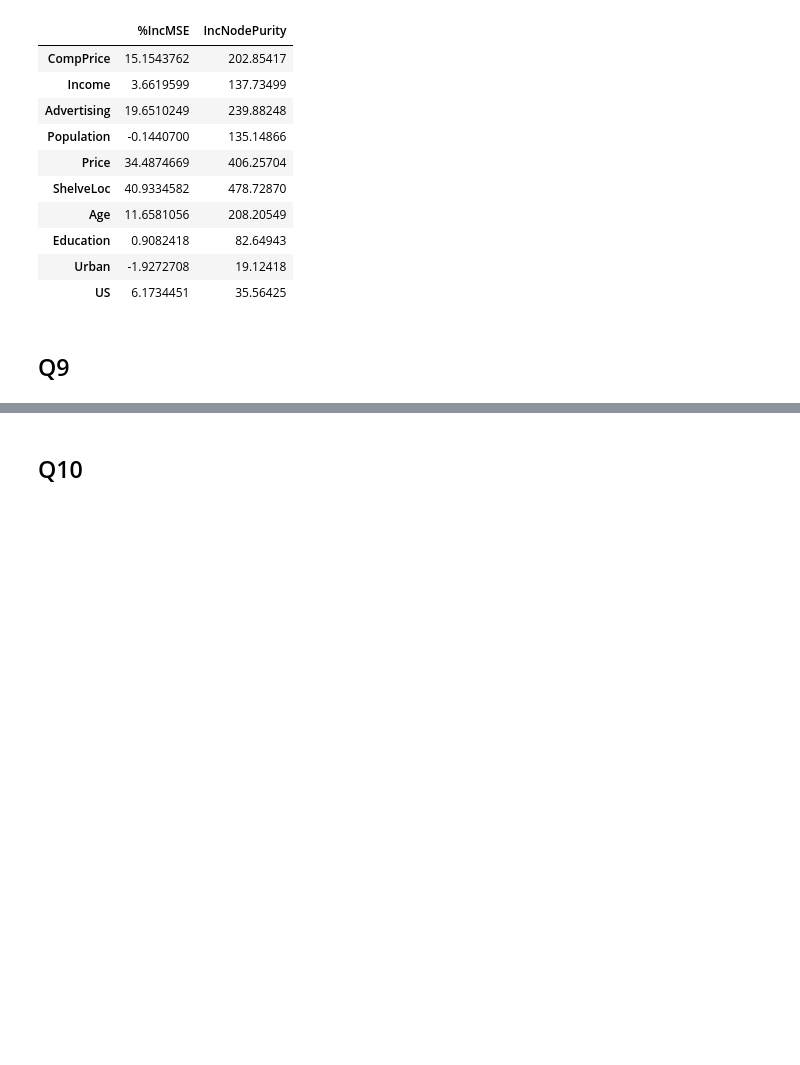
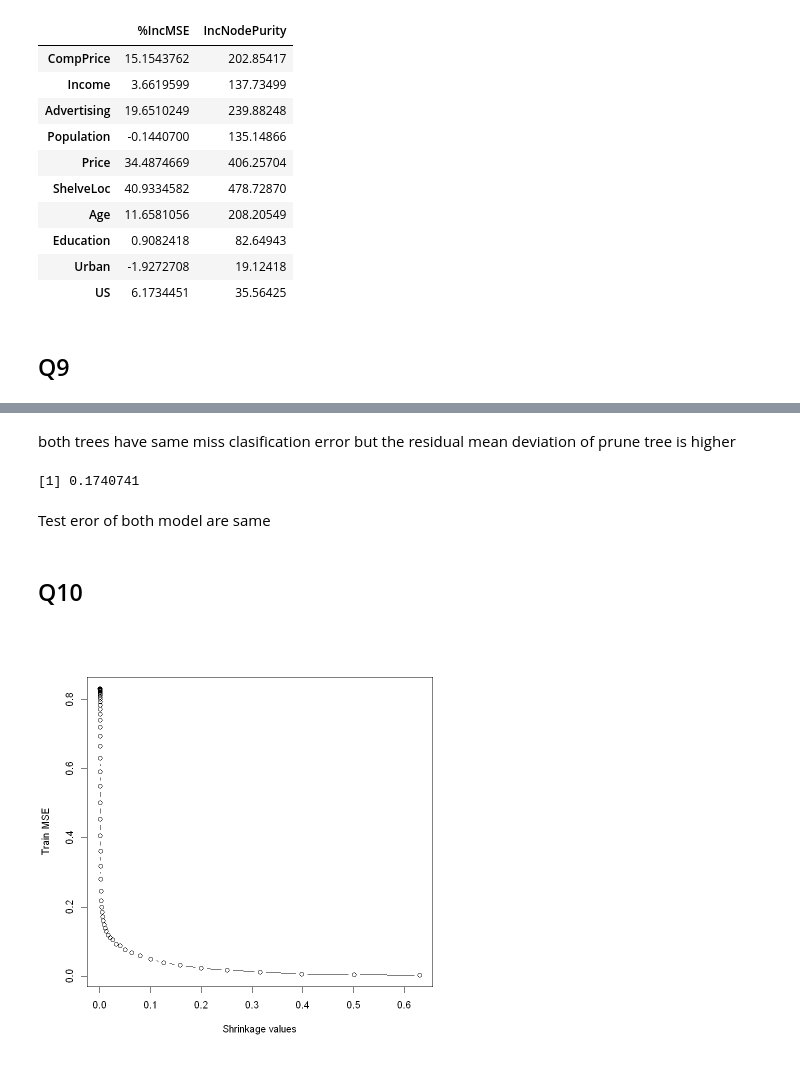
Before and after one commit to alipourmotlagh/MBD_statistical_learning, a Jupyter notebook: Chapter 8/Chapter 8 Q 3,5,8,9,10.ipynb, the cells around one changed output, grey strips where cells are left out. Cells and saved outputs as stored; diff of their text form; code cells hidden in the pictures; blank space fills up the shorter version.

```diff
--- a/Chapter 8/Chapter 8 Q 3,5,8,9,10.ipynb
+++ b/Chapter 8/Chapter 8 Q 3,5,8,9,10.ipynb
@@ -169,2 +285,40 @@ A matrix: 10 × 2 of type dbl
+# %% [markdown]
+both trees have same miss clasification error but the residual mean deviation of prune tree is higher
+# %%
+#part K
+predict <- predict(PM, test, type = "class")
+T<-table(predict, test$Purchase)
+TP=T[1,1]
+FP=T[1,2]
+FN=T[2,1]
+TN=T[2,2]
+R=(TP+TN)/(TP+FP+FN+TN)
+Test_eror_rate=1-R
+Test_eror_rate
+# %% [output]
+[1] 0.1740741
+# %% [markdown]
+Test eror of both model are same
 # %% [markdown]
 ## Q10
+# %%
+#part a
+Hit<-Hitters%>%drop_na(Salary)%>%mutate(Salary=log(Salary))
+# %%
+#part b
+train<-Hit[1:200,]
+test<-Hit[201:length(Hit),]
+# %%
+#part c
+set.seed(613)
+rang <- seq(-10, -0.2, by = 0.1)
+lambdas <- 10^rang
+MSE <- rep(NA, length(rang))
+for (i in 1:length(rang)) {
+    GBMM <- gbm(Salary ~ ., data = train, distribution = "gaussian", n.trees = 1000, shrinkage = lambdas[i])
+    prediction <- predict(GBMM, train, n.trees = 1000)
+    MSE[i] <- mean((prediction - train$Salary)^2)
+}
+plot(lambdas, MSE, type = "b", xlab = "Shrinkage values", ylab = "Train MSE")
+# %% [output]
+[figure, added]
```
Also changed, not shown: parts of 21 cells of this notebook.
